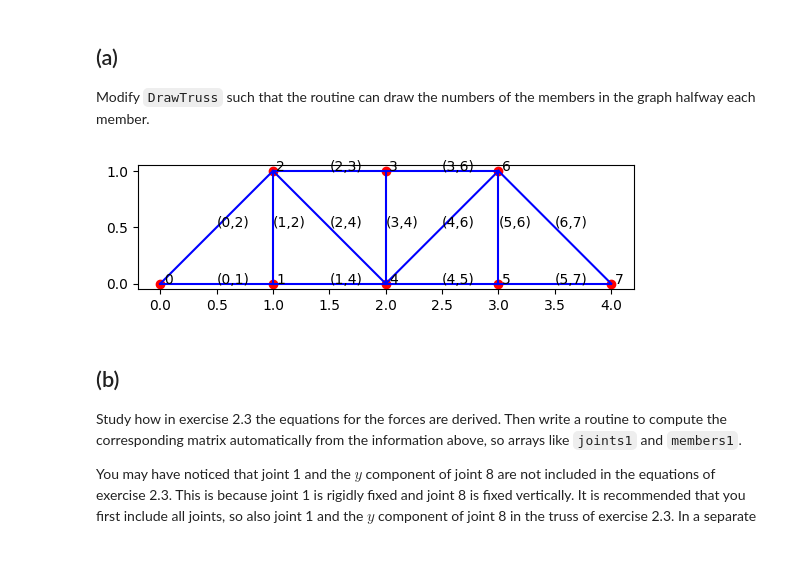
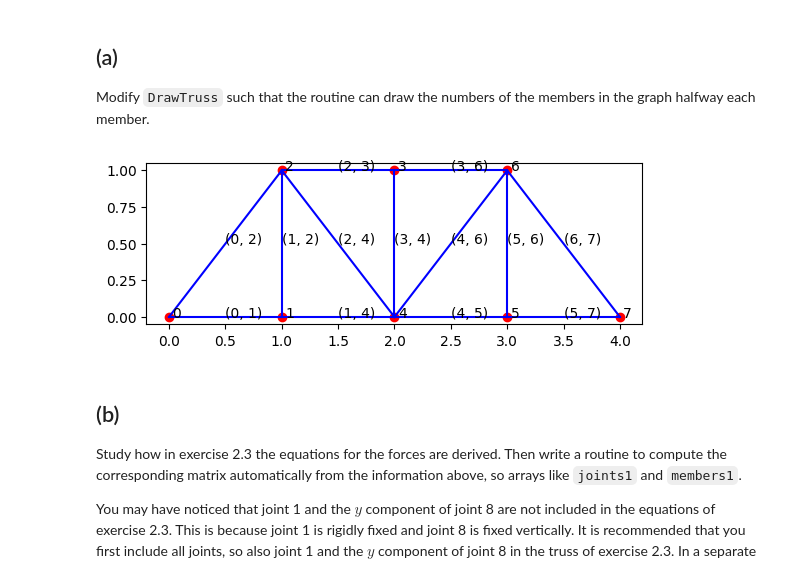
Before and after one commit to kshnva/numerical-algorithms, a Jupyter notebook: a1/hw1.ipynb, the cells around one changed output. Cells and saved outputs as stored; diff of their text form; code cells hidden in the pictures.

```diff
--- a/a1/hw1.ipynb
+++ b/a1/hw1.ipynb
@@ -349,14 +395,14 @@ def DrawTrussAll(joints, members):
         yyMember = np.array( [joints[i][1] for i in (jA,jB) ] )
         plt.plot(xxMember, yyMember, 'b')
     # label the lines
-    for (jA, jB) in enumerate(members):
-        plt.text(0.5*(joints[jA][0]+joints[jB][0]), 0.5*(joints[jA][1]+joints[jB][1]), f"({jA},{jB})", color='black')
+    for j,(jA, jB) in enumerate(members):
+        plt.text(0.5*(joints[jA][0]+joints[jB][0]), 0.5*(joints[jA][1]+joints[jB][1]), f"({jA}, {jB})", color='black')
 # %%
 (fig, ax) = plt.subplots()
 DrawTrussAll(joints1, members1)
-ax.set_aspect(1.0)
+ax.set_aspect(1.3)
 # %% [output]
-[figure, old version]
+[figure, new version]
 # %% [markdown]
 ## (b)
 
```
Also changed, not shown: parts of 3 cells of this notebook.
